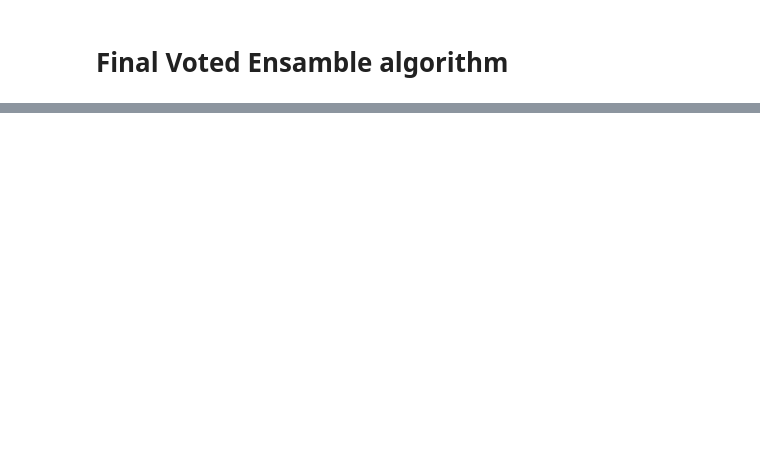
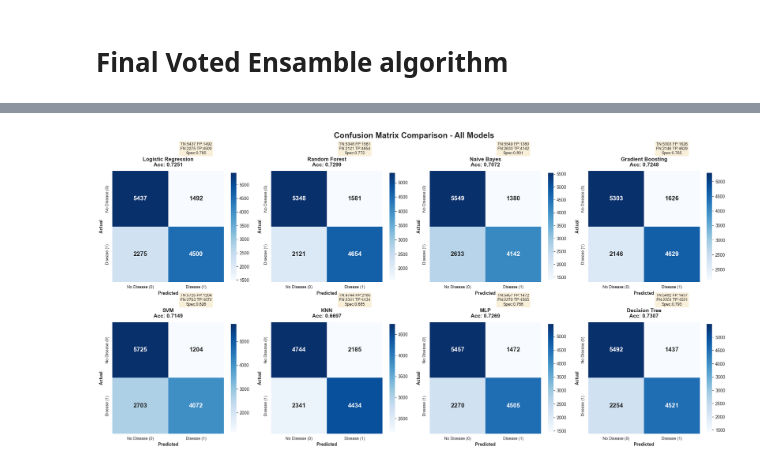
Before and after one commit to Balram-Parmar/RMS_HeartAttackPrediction, a Jupyter notebook: FINAL.ipynb, the cells around one changed output, grey strips where cells are left out. Drawn from its saved outputs; the diff is of its cells as text; code cells hidden in the pictures; blank space fills up the shorter version.

```diff
--- a/FINAL.ipynb
+++ b/FINAL.ipynb
@@ -3211,0 +3473,64 @@ ENSEMBLE VOTING COMPLETED SUCCESSFULLY
+# %%
+# Confusion Matrix Comparison for All Models
+if models_data:
+    num_models = len(models_data)
+    rows = (num_models + 3) // 4  # Calculate rows needed for 4 columns
+    fig, axes = plt.subplots(rows, 4, figsize=(20, 5 * rows))
+    fig.suptitle('Confusion Matrix Comparison - All Models', fontsize=18, fontweight='bold', y=0.995)
+
+    axes = axes.flatten() if num_models > 1 else [axes]
+
+    for idx, (model_name, model_data) in enumerate(models_data.items()):
+        cm = model_data['confusion_matrix']
+
+        # Create heatmap
+        sns.heatmap(cm, annot=True, fmt='d', cmap='Blues', cbar=True,
+                    square=True, ax=axes[idx], annot_kws={'size': 14, 'weight': 'bold'},
+                    cbar_kws={'shrink': 0.8})
+
+        axes[idx].set_title(f'{model_name}\nAcc: {model_data["accuracy"]:.4f}',
+                            fontsize=12, fontweight='bold', pad=10)
+        axes[idx].set_xlabel('Predicted', fontsize=10, fontweight='bold')
+        axes[idx].set_ylabel('Actual', fontsize=10, fontweight='bold')
+        axes[idx].set_xticklabels(['No Disease (0)', 'Disease (1)'], fontsize=9)
+        axes[idx].set_yticklabels(['No Disease (0)', 'Disease (1)'], fontsize=9, rotation=90, va='center')
+
+        # Calculate additional metrics from confusion matrix
+        tn, fp, fn, tp = cm.ravel()
+        specificity = tn / (tn + fp) if (tn + fp) > 0 else 0
+
+        # Add text with additional info
+        info_text = f'TN:{tn} FP:{fp}\nFN:{fn} TP:{tp}\nSpec:{specificity:.3f}'
+        axes[idx].text(1.5, -0.3, info_text, fontsize=9, ha='center',
+                       bbox=dict(boxstyle='round', facecolor='wheat', alpha=0.5))
+
+    # Hide empty subplots
+    for idx in range(num_models, len(axes)):
+        axes[idx].axis('off')
+
+    plt.tight_layout()
+    plt.show()
+
+    # Print confusion matrix statistics
+    print("\n" + "="*100)
+    print("CONFUSION MATRIX ANALYSIS - ALL MODELS")
+    print("="*100)
+    print(f"{'Model':<25} {'TN':<8} {'FP':<8} {'FN':<8} {'TP':<8} {'Specificity':<12} {'Sensitivity':<12}")
+    print("-"*100)
+
+    for model_name, model_data in models_data.items():
+        cm = model_data['confusion_matrix']
+        tn, fp, fn, tp = cm.ravel()
+        specificity = tn / (tn + fp) if (tn + fp) > 0 else 0
+        sensitivity = tp / (tp + fn) if (tp + fn) > 0 else 0  # Same as recall
+
+        print(f"{model_name:<25} {tn:<8} {fp:<8} {fn:<8} {tp:<8} {specificity:<12.4f} {sensitivity:<12.4f}")
+
+    print("="*100)
+    print("Note: TN=True Negative, FP=False Positive, FN=False Negative, TP=True Positive")
+    print("      Specificity = TN/(TN+FP), Sensitivity = TP/(TP+FN) = Recall")
+    print("="*100)
+else:
+    print("No models available for confusion matrix visualization.")
+# %% [output]
+[figure, added]
```
Also changed, not shown: parts of 25 cells of this notebook, 6 other files.
